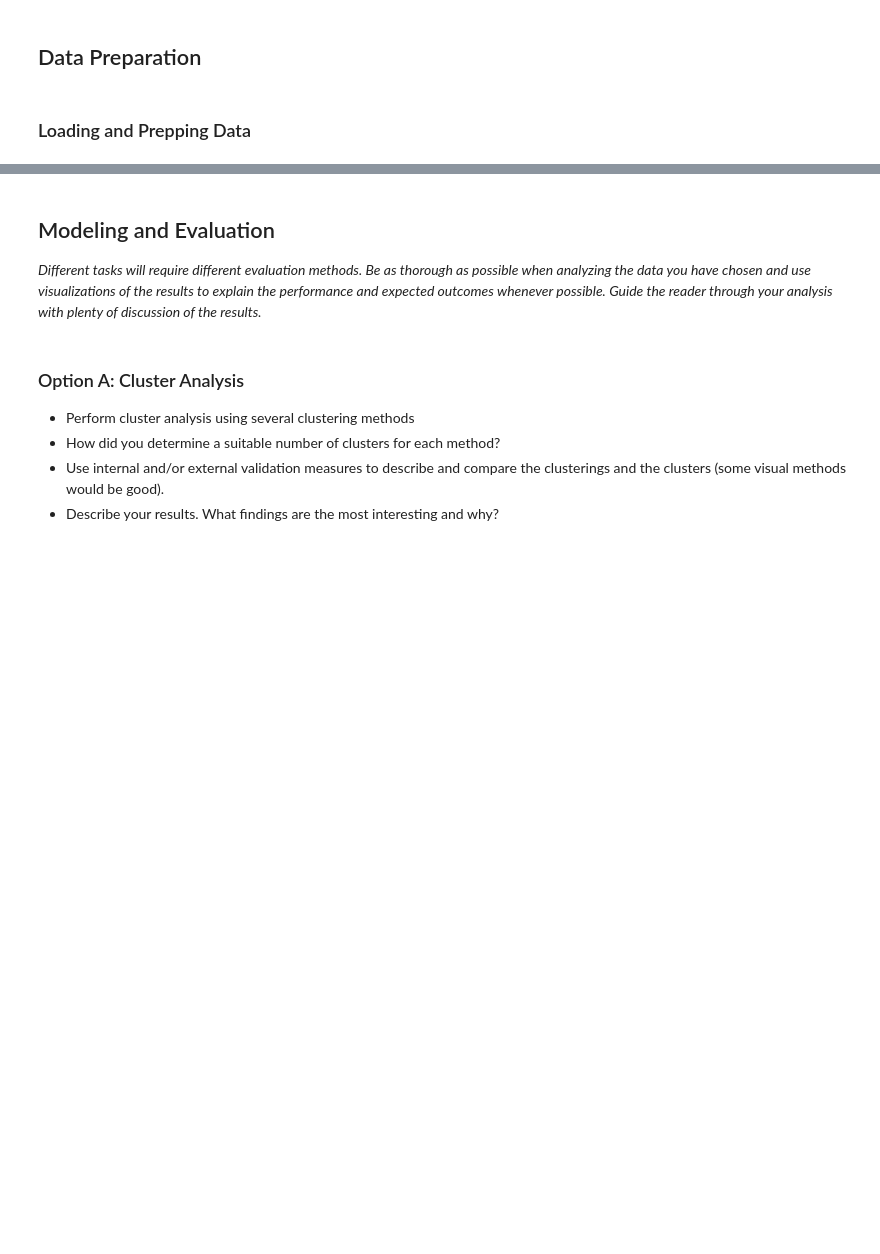
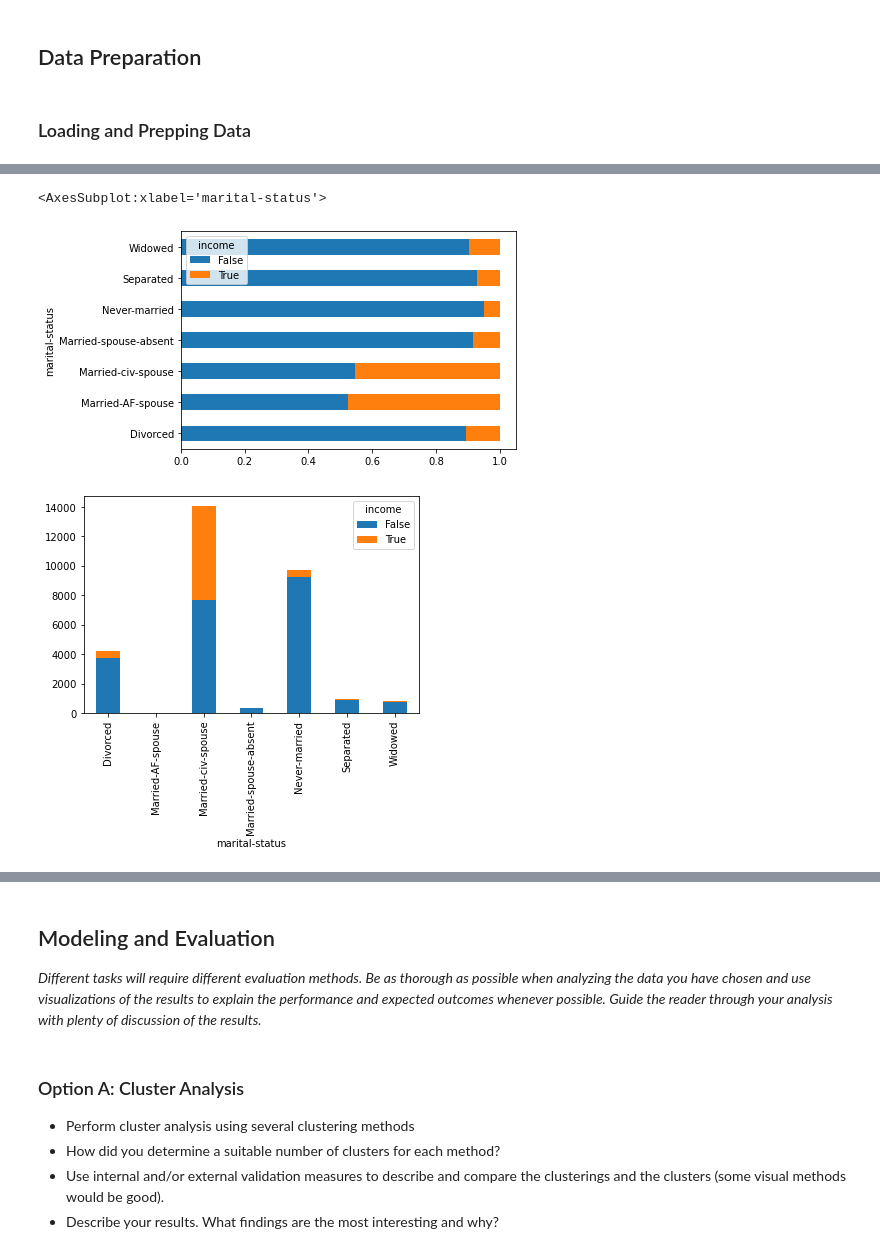
Before and after one commit to ShelbyP27/DS7331-Project, a Jupyter notebook: DS7331 - Project 3.ipynb, the cells around one changed output, grey strips where cells are left out. Saved outputs shown, nothing was run; the diff lists cells and outputs as text; code cells hidden in the pictures; blank space fills up the shorter version.

```diff
--- a/DS7331 - Project 3.ipynb
+++ b/DS7331 - Project 3.ipynb
@@ -171,0 +267,10 @@ x_train, x_test, y_train, y_test = train_test_split(newscaled_X, y, test_size =
+# %%
+income_marital = pd.crosstab([ df3['marital-status'] ], df3.income.astype(bool))
+marital_rate = income_marital.div(income_marital.sum(1).astype(float),axis=0)
+marital_rate.plot(kind='barh', stacked=True)
+
+income_marital.plot(kind='bar', stacked=True)
+# %% [output]
+<AxesSubplot:xlabel='marital-status'>
+[figure, added]
+[figure, added]
```
Also changed, not shown: parts of 15 cells of this notebook.
